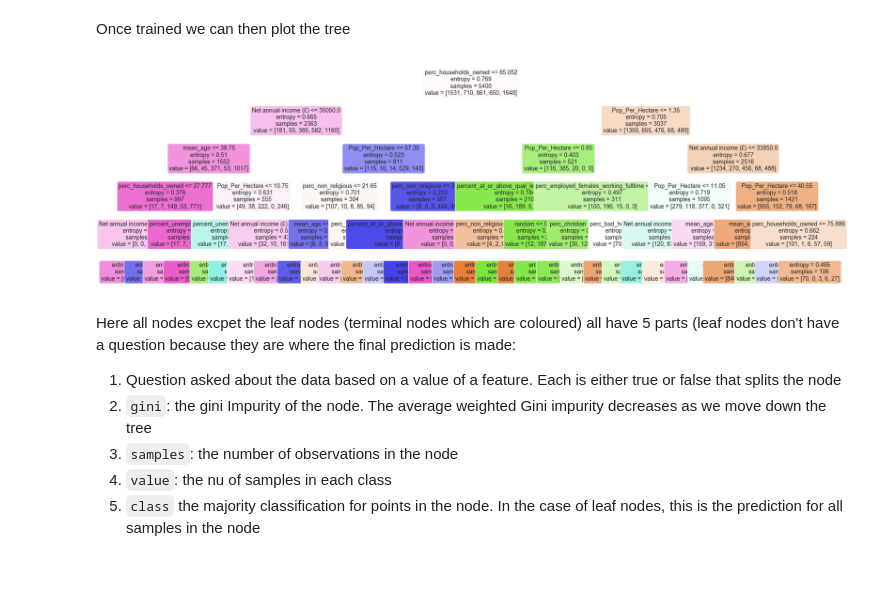
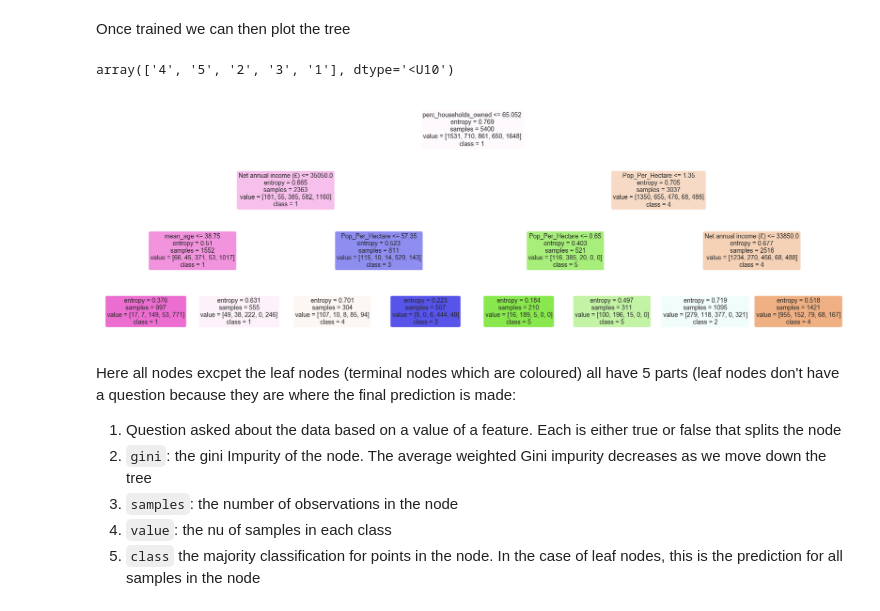
Before and after one commit to natesheehan/spidercartographers, a Jupyter notebook: Scripts/5.2 Classification workbook.ipynb, the cells around one changed output. Saved outputs shown, nothing was run; the diff lists cells and outputs as text; code cells hidden in the pictures; blank space fills up the shorter version.

```diff
--- a/Scripts/5.2 Classification workbook.ipynb
+++ b/Scripts/5.2 Classification workbook.ipynb
@@ -310,22 +310,32 @@ f1_results
 | 4 | 0.6413 |
 # %% [markdown]
 Once trained we can then plot the tree
+# %%
+#change the type for the class
+a = np.array(test_lab.unique())
+a = a.astype('<U10')
+a
+# %% [output]
+array(['4', '5', '2', '3', '1'], dtype='<U10')
 # %%
 #https://towardsdatascience.com/how-to-visualize-a-decision-tree-in-5-steps-19781b28ffe2
 
 from sklearn import tree
 
-clf2 = DecisionTreeClassifier(max_depth = 5)
+clf2 = DecisionTreeClassifier(max_depth = 3)
 clf2.fit(train_a, train_lab)
 
 plt.figure(figsize = (30,10))
 a = tree.plot_tree(clf2,
              feature_names = attributes.columns,
+             class_names = a,
              rounded = True,
              filled=True,
             fontsize = 14)
+
+plt.savefig('decision_tree.png')
 # %% [output]
-[figure, old version]
+[figure, new version]
 # %% [markdown]
 Here all nodes excpet the leaf nodes (terminal nodes which are coloured) all have 5 parts (leaf nodes don't have a question because they are where the final prediction is made:
 
```
Also changed, not shown: 5 other files.
